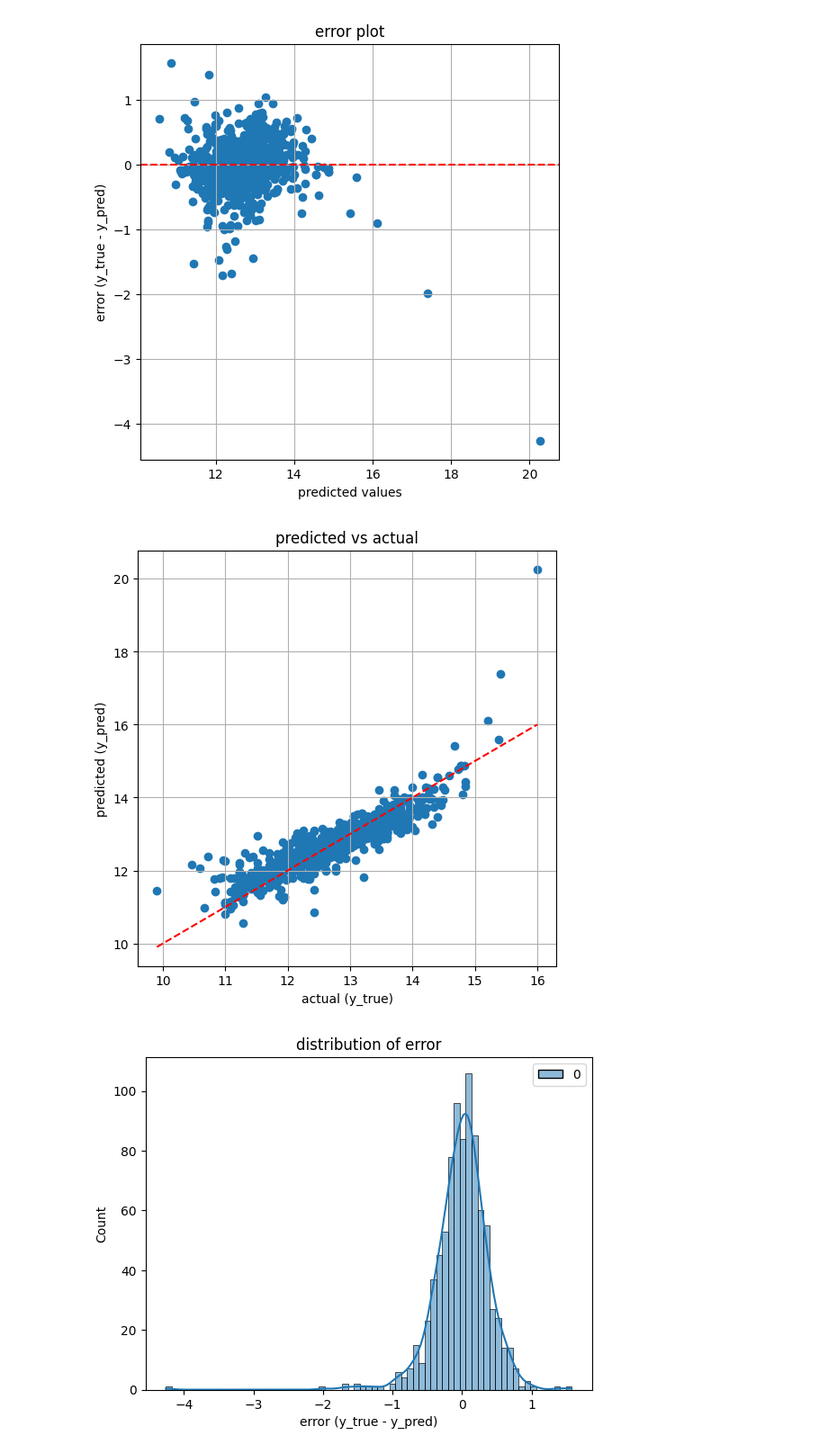
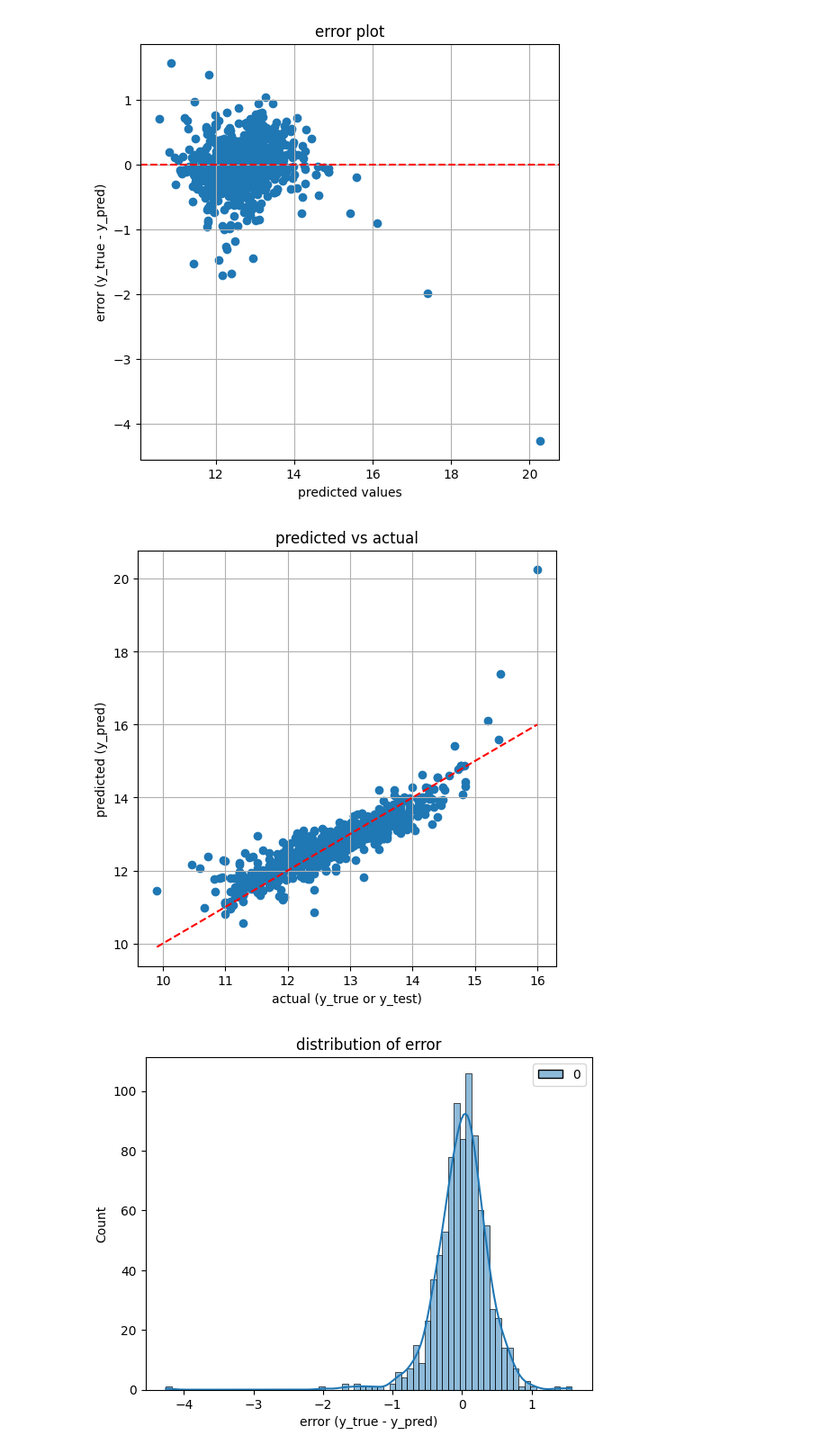
Before and after one commit to Amirali-ka/regression_model, a Jupyter notebook: project.ipynb, the cells around one changed output. Shown at 90% size. Saved outputs shown, nothing was run; the diff lists cells and outputs as text; code cells hidden in the pictures.

```diff
--- a/project.ipynb
+++ b/project.ipynb
@@ -121,14 +133,15 @@ plt.show()
 # %% [output]
 [figure]
 # %%
+#show predicted values and true values
 plt.figure(figsize=(6,6))
 plt.scatter(y_test, y_predict)
 plt.plot([y.min(), y.max()], [y.min(), y.max()], 'r--')
-plt.xlabel('actual (y_true)')
+plt.xlabel('actual (y_true or y_test)')
 plt.ylabel('predicted (y_pred)')
 plt.title('predicted vs actual')
 plt.grid(True)
 plt.show()
 # %% [output]
-[figure, old version]
+[figure, new version]
 # %%
```
Also changed, not shown: parts of 15 cells of this notebook.
